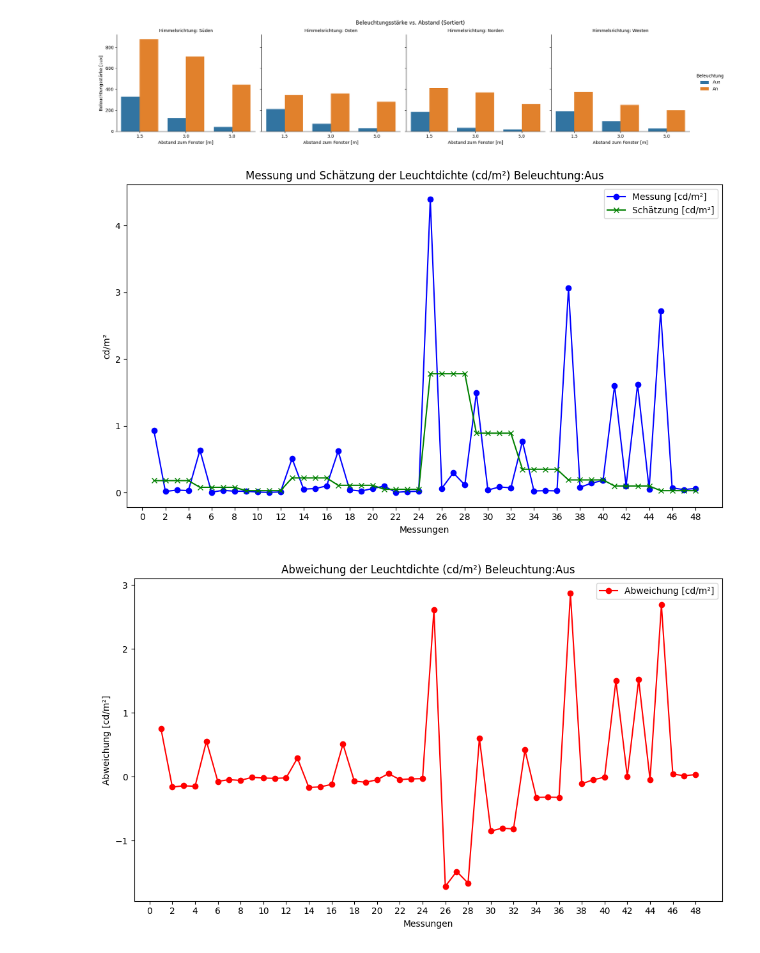
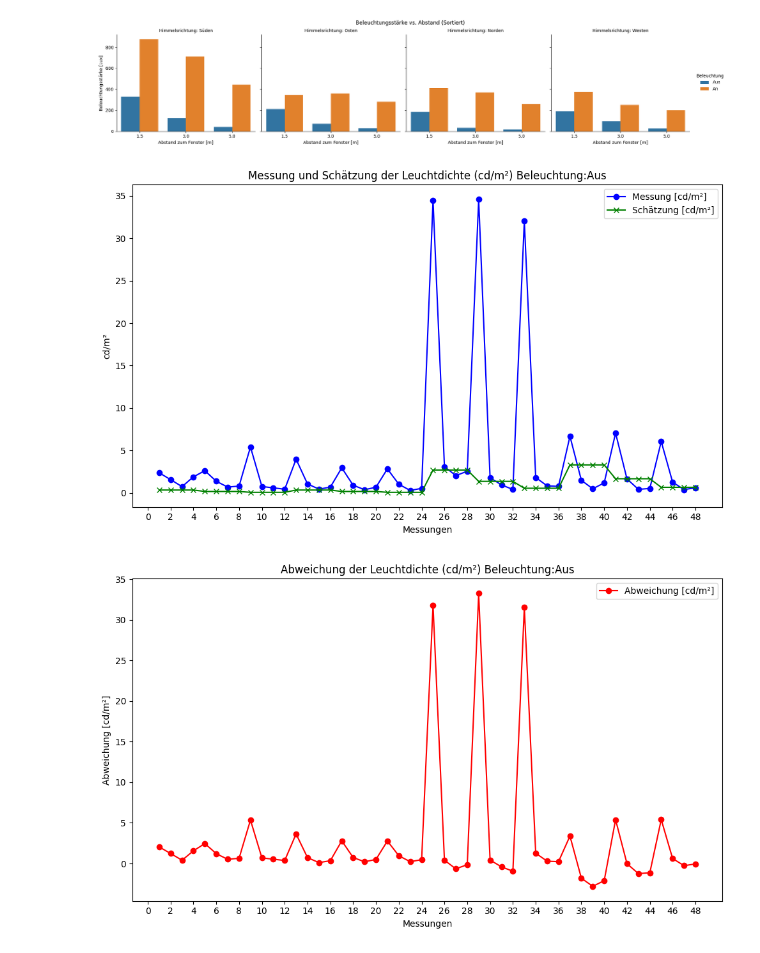
Before and after one commit to Nicola386/Code-Git, a Jupyter notebook: Validierung.ipynb, the cells around one changed output. Cells and saved outputs as stored; diff of their text form; code cells hidden in the pictures.

Commit message:
neue Messung

```diff
--- a/Validierung.ipynb
+++ b/Validierung.ipynb
@@ -1492,22 +1249,36 @@ import matplotlib.pyplot as plt
 
 # Daten der Leuchtdichte und Schätzung extrahieren
 leuchtdichte_cd_m2 = [
-    0.934, 0.019, 0.038, 0.031, 0.635, 0.007, 0.035, 0.022, 0.021, 0.009,
-    0.005, 0.011, 0.511, 0.053, 0.061, 0.1, 0.621, 0.041, 0.024, 0.062,
-    0.098, 0.005, 0.016, 0.021, 4.39, 0.065, 0.297, 0.115, 1.492, 0.039,
-    0.085, 0.073, 0.768, 0.026, 0.03, 0.027, 3.06, 0.08, 0.142, 0.183,
-    1.602, 0.101, 1.62, 0.053, 2.72, 0.071, 0.046, 0.063
+    2.367, 1.558, 0.732, 1.881,
+    2.615, 1.367, 0.677, 0.795,
+    5.406, 0.747, 0.586, 0.429,
+    3.968, 1.045, 0.438, 0.668,
+    2.95,  0.894, 0.369, 0.659,
+    2.827, 1.013, 0.28,  0.531,
+    34.48, 3.085, 2.035, 2.545,
+    34.6,  1.773, 0.935, 0.399,
+    32.05, 1.804, 0.823, 0.764,
+    6.664, 1.478, 0.478, 1.172,
+    7.044, 1.634, 0.409, 0.517,
+    6.06,  1.255, 0.383, 0.595
 ]
 
-schatzung_cd_m2 = [
-    0.18, 0.18, 0.18, 0.18, 0.08, 0.08, 0.08, 0.08, 0.03, 0.03, 0.03, 0.03,
-    0.22, 0.22, 0.22, 0.22, 0.11, 0.11, 0.11, 0.11, 0.05, 0.05, 0.05, 0.05,
-    1.78, 1.78, 1.78, 1.78, 0.89, 0.89, 0.89, 0.89, 0.35, 0.35, 0.35, 0.35,
-    0.19, 0.19, 0.19, 0.19, 0.1, 0.1, 0.1, 0.1, 0.03, 0.03, 0.03, 0.03
+schaetzung_cd_m2 = [
+    0.33, 0.33, 0.33, 0.33,
+    0.16, 0.16, 0.16, 0.16,
+    0.06, 0.06, 0.06, 0.06,
+    0.33, 0.33, 0.33, 0.33,
+    0.16, 0.16, 0.16, 0.16,
+    0.06, 0.06, 0.06, 0.06,
+    2.69, 2.69, 2.69, 2.69,
+    1.35, 1.35, 1.35, 1.35,
+    0.54, 0.54, 0.54, 0.54,
+    3.29, 3.29, 3.29, 3.29,
+    1.66, 1.66, 1.66, 1.66,
+    0.65, 0.65, 0.65, 0.65
 ]
-
 # X-Achse (Messungen)
-messungen = list(range(1, len(schatzung_cd_m2) + 1))
+messungen = list(range(1, len(schaetzung_cd_m2) + 1))
 
 # Erstellen des Plots für Leuchtdichte und Schätzung
 plt.figure(figsize=(10, 6))
@@ -1516,7 +1287,7 @@ plt.figure(figsize=(10, 6))
 plt.plot(messungen, leuchtdichte_cd_m2, label='Messung [cd/m²]', marker='o', color='blue')
 
 # Plot für Schätzung [cd/m²]
-plt.plot(messungen, schatzung_cd_m2, label='Schätzung [cd/m²]', marker='x', color='green')
+plt.plot(messungen, schaetzung_cd_m2, label='Schätzung [cd/m²]', marker='x', color='green')
 
 # Achsenbeschriftungen und Titel
 plt.xlabel('Messungen')
@@ -1524,35 +1295,35 @@ plt.ylabel('cd/m²')
 plt.title('Messung und Schätzung der Leuchtdichte (cd/m²) Beleuchtung:Aus' )
 
 plt.xticks(np.arange(0,50,2))
 # Legende hinzufügen
 plt.legend()
 
 # Plot anzeigen
 plt.tight_layout()
 plt.show()
 
 # Berechnung der Abweichung zwischen Leuchtdichte und Schätzung
-abweichung_cd_m2 = [leuchtdichte - schatzung for leuchtdichte, schatzung in zip(leuchtdichte_cd_m2, schatzung_cd_m2)]
+abweichung_cd_m2 = [leuchtdichte - schatzung for leuchtdichte, schatzung in zip(leuchtdichte_cd_m2, schaetzung_cd_m2)]
 
 # Erstellen eines neuen Plots für die Abweichung
 plt.figure(figsize=(10, 6))
 
 # Plot für Abweichung [cd/m²]
 plt.plot(messungen, abweichung_cd_m2, label='Abweichung [cd/m²]', marker='o', color='red')
 
 # Achsenbeschriftungen und Titel
 plt.xlabel('Messungen')
 plt.ylabel('Abweichung [cd/m²]')
 plt.title('Abweichung der Leuchtdichte (cd/m²) Beleuchtung:Aus')
 plt.xticks(np.arange(0,50,2))
 # Legende hinzufügen
 plt.legend()
 
 # Plot anzeigen
 plt.tight_layout()
 plt.show()
 # %% [output]
-[figure, old version]
+[figure, new version]
-[figure, old version]
+[figure, new version]
 # %%
 # Neue Leuchtdichte- und Schätzungsdaten extrahieren
```
Also changed, not shown: parts of 8 cells of this notebook, 1 other file.
